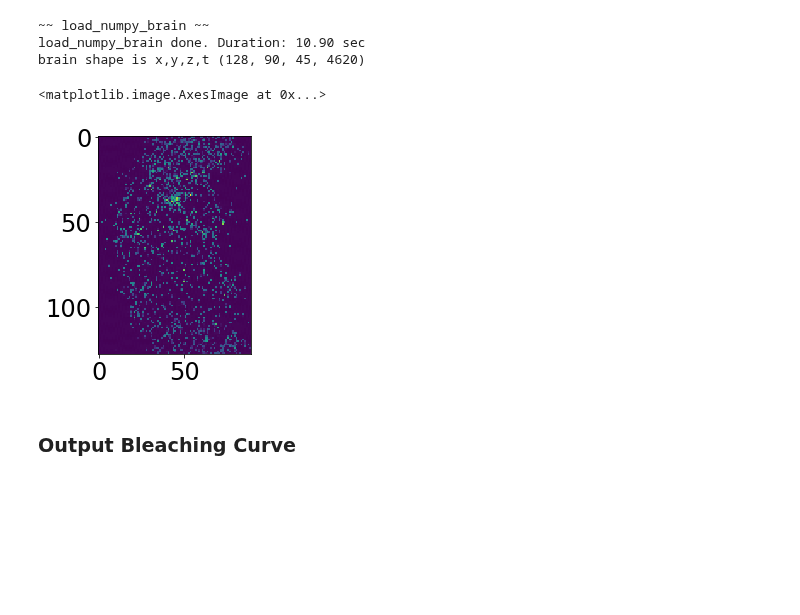
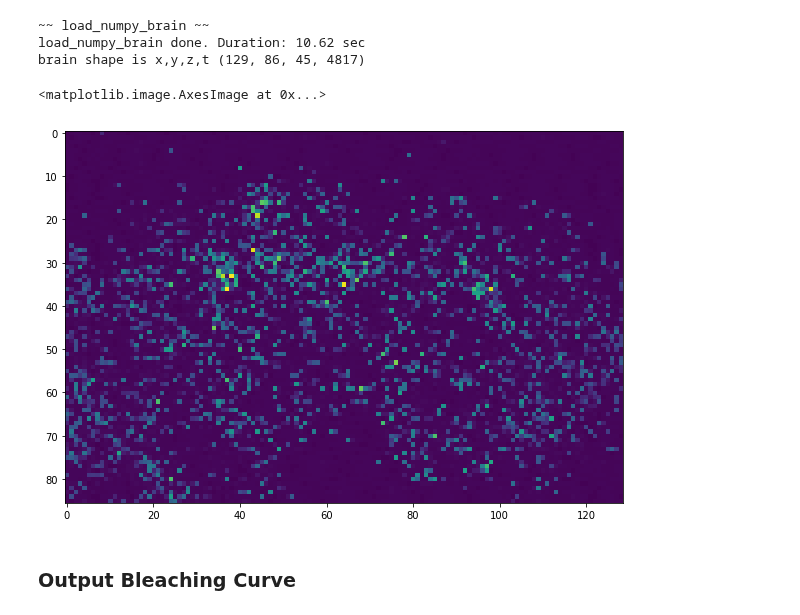
Before and after one commit to bellabrez/bigbadbrain, a Jupyter notebook: jupyter_notebooks/20191012 - Raw Brain Histograms.ipynb, the cells around one changed output. Saved outputs shown, nothing was run; the diff lists cells and outputs as text; code cells hidden in the pictures; blank space fills up the shorter version.

```diff
--- a/jupyter_notebooks/20191012 - Raw Brain Histograms.ipynb
+++ b/jupyter_notebooks/20191012 - Raw Brain Histograms.ipynb
@@ -36,7 +36,7 @@ import statsmodels.api as sm
 
 %matplotlib inline
 # %%
-directory = '/oak/stanford/groups/trc/data/Brezovec/2P_Imaging/20190101_walking_dataset/fly_51/func_0'
+directory = '/oak/stanford/groups/trc/data/Brezovec/2P_Imaging/20190101_walking_dataset/fly_47/func_0'
 # %%
 brain_path = os.path.join(directory, 'imaging', 'functional_channel_2.nii')
 brain = bbb.load_numpy_brain(brain_path)
@@ -44,15 +44,16 @@ dims = bbb.get_dims(brain)
 print('brain shape is x,y,z,t {}'.format(brain.shape))
 # %% [output]
 ~~ load_numpy_brain ~~
-load_numpy_brain done. Duration: 10.90 sec
-brain shape is x,y,z,t (128, 90, 45, 4620)
+load_numpy_brain done. Duration: 10.62 sec
+brain shape is x,y,z,t (129, 86, 45, 4817)
 # %%
 save_path = os.path.join(directory, 'imaging')
 # %%
-plt.imshow(brain[:,:,20,0])
+fig = plt.figure(figsize=(10,10))
+plt.imshow(brain[:,:,20,0].T)
 # %% [output]
 <matplotlib.image.AxesImage at 0x...>
-[figure, old version]
+[figure, new version]
 # %% [markdown]
 ### Output Bleaching Curve
 # %%
```
Also changed, not shown: parts of 1 cell of this notebook, 5 other files.
